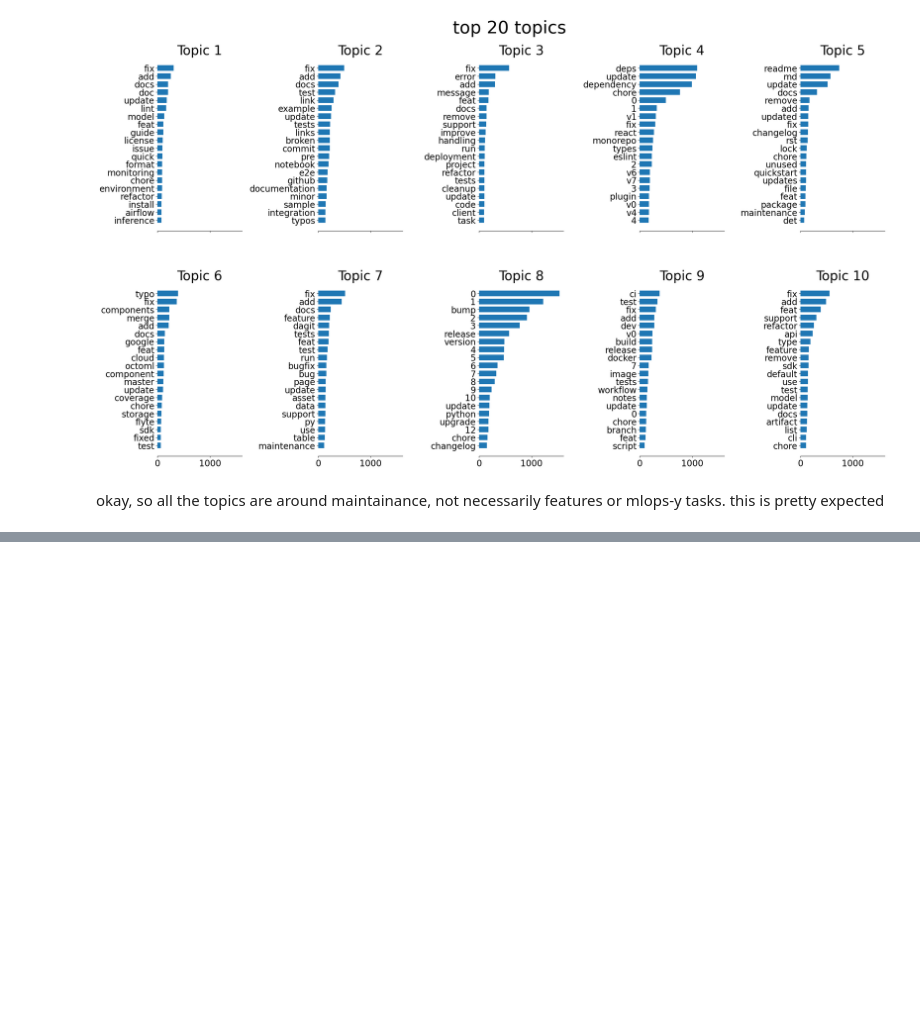
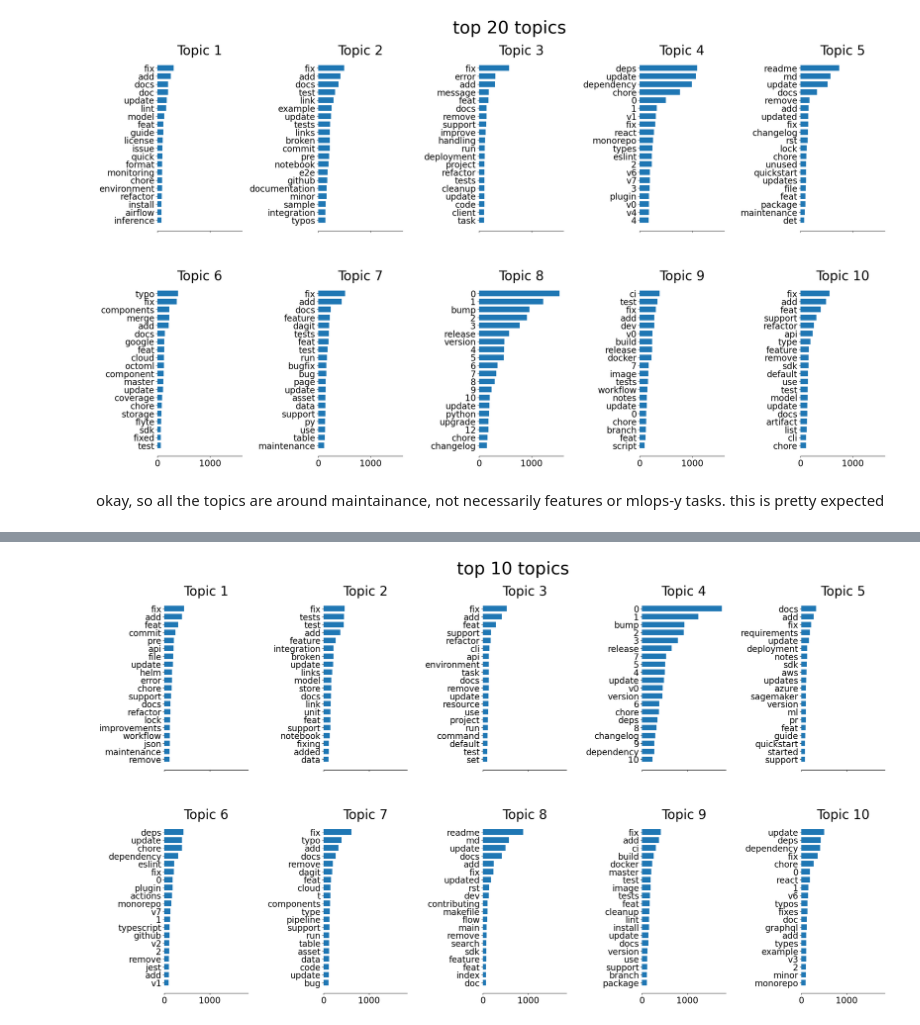
Before and after one commit to isabelizimm/mlops-metaanalysis, a Jupyter notebook: project/04_feature_engineering.ipynb, the cells around one changed output, grey strips where cells are left out. Saved outputs shown, nothing was run; the diff lists cells and outputs as text; code cells hidden in the pictures; blank space fills up the shorter version.

Commit message:
lda for issues and PRs

```diff
--- a/project/04_feature_engineering.ipynb
+++ b/project/04_feature_engineering.ipynb
@@ -461,23 +461,23 @@ from sklearn.feature_extraction.text import TfidfVectorizer
 from sklearn.decomposition import LatentDirichletAllocation
 tokenizer = RegexpTokenizer(r'\w+')
 
-sents  = prs_small.title.to_list()
+pr_sents  = prs_small.title.to_list()
 # Vectorize document using TF-IDF
-tfidf = TfidfVectorizer(lowercase=True,
+pr_tfidf = TfidfVectorizer(lowercase=True,
                         stop_words='english',
                         ngram_range = (1,1),
                         tokenizer = tokenizer.tokenize)
 
 # Fit and Transform the documents
-train_data = tfidf.fit_transform(sents)
+pr_train_data = pr_tfidf.fit_transform(pr_sents)
 # Define the number of topics or components
 num_components=10
 
 # Create LDA object
-model=LatentDirichletAllocation(n_components=num_components)
+pr_model=LatentDirichletAllocation(n_components=num_components)
 
 # Fit and Transform SVD model on data
-lda_matrix = model.fit_transform(train_data)
+pr_lda_matrix = pr_model.fit_transform(pr_train_data)
 
 # Get Components
-lda_components=model.components_
+pr_lda_components=pr_model.components_
@@ -531,0 +552,21 @@ okay, so all the topics are around maintainance, not necessarily features or mlo
+# %%
+issues_sents  = issues_df.title.to_list()
+# Vectorize document using TF-IDF
+issues_tfidf = TfidfVectorizer(lowercase=True,
+                        stop_words='english',
+                        ngram_range = (1,1),
+                        tokenizer = tokenizer.tokenize)
+
+# Fit and Transform the documents
+issues_train_data = issues_tfidf.fit_transform(pr_sents)
+# Define the number of topics or components
+num_components=10
+
+# Create LDA object
+issues_model=LatentDirichletAllocation(n_components=num_components)
+
+# Fit and Transform SVD model on data
+issues_lda_matrix = issues_model.fit_transform(pr_train_data)
+
+# Get Components
+issues_lda_components = issues_model.components_
@@ -531,0 +593,4 @@ okay, so all the topics are around maintainance, not necessarily features or mlo
+# %%
+plot_top_words(issues_model, issues_tfidf.get_feature_names_out(), 20, "top 10 topics")
+# %% [output]
+[figure, added]
```
Also changed, not shown: parts of 7 cells of this notebook.
